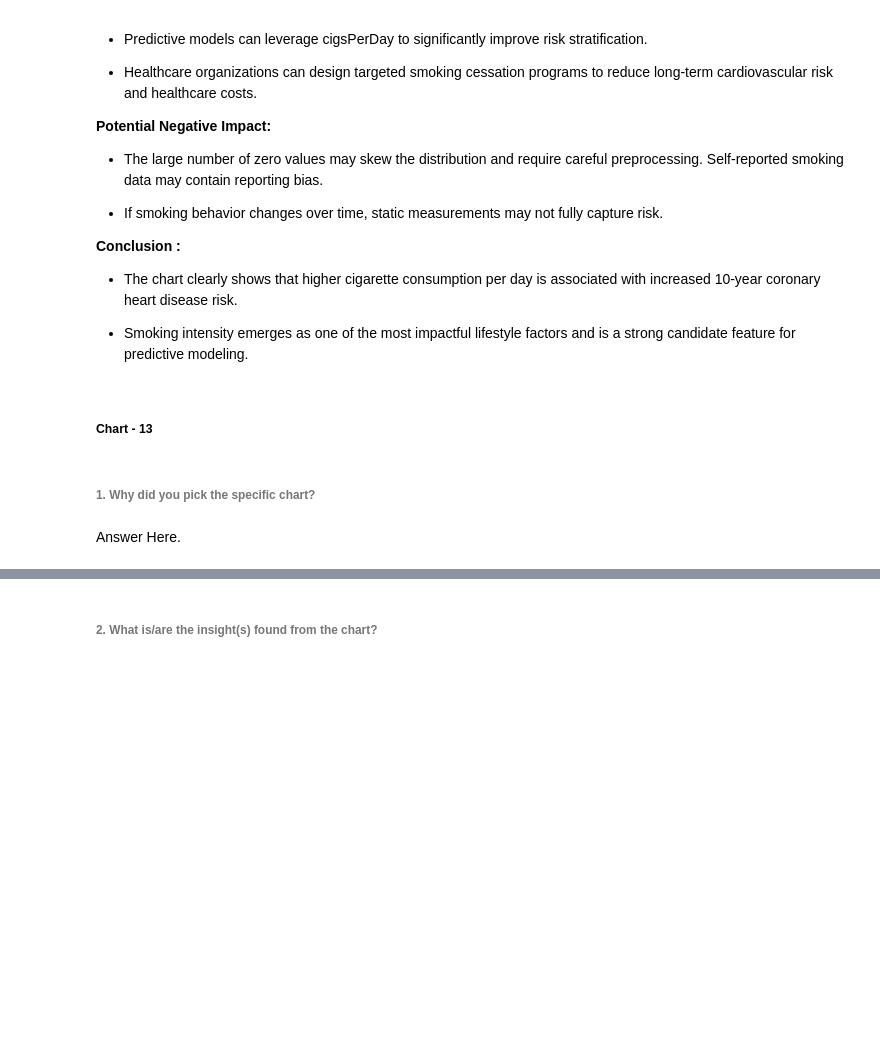
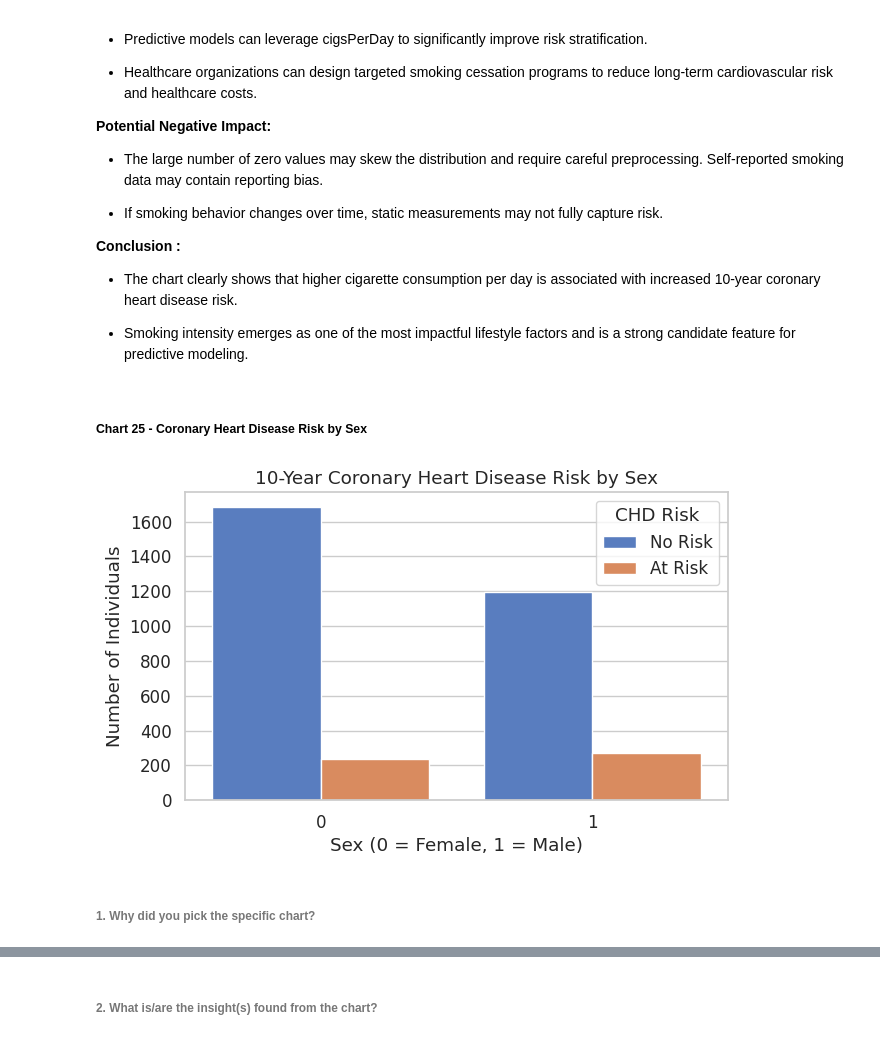
Before and after one commit to MonaliM5/cardio_risk_prediction, a Jupyter notebook: notebooks/Cardiovascular_Risk_Prediction.ipynb, the cells around one changed output, grey strips where cells are left out. Drawn from its saved outputs; the diff is of its cells as text; code cells hidden in the pictures; blank space fills up the shorter version.

Commit message:
viz (chart 25) : perform bivariate analysis of sex vs 10-year CHD risk 👩‍⚕️👨‍⚕️

```diff
--- a/notebooks/Cardiovascular_Risk_Prediction.ipynb
+++ b/notebooks/Cardiovascular_Risk_Prediction.ipynb
@@ -2448,5 +2448,3 @@ Self-reported smoking data may contain reporting bias.
 * The chart clearly shows that higher cigarette consumption per day is associated with increased 10-year coronary heart disease risk.
 
 * Smoking intensity emerges as one of the most impactful lifestyle factors and is a strong candidate feature for predictive modeling.
-# %% [markdown]
-##### Chart - 13
@@ -2455,4 +2451,43 @@ Self-reported smoking data may contain reporting bias.
+# %% [markdown]
+##### Chart 25 - Coronary Heart Disease Risk by Sex
+# %%
+#Chart - 25 visualization code
+
+# ============================================================
+# 📊 Bivariate Analysis – Chart 10
+# Visualizing the relationship between sex and 10-year CHD risk
+# ============================================================
+
+# creating a new figure to define the size of the plot
+plt.figure(figsize=(7, 4))
+
+# plotting a countplot to compare CHD risk across sex categories
+ax = sns.countplot(
+    x='sex',
+    hue='TenYearCHD',
+    data=df_wrangle
+)
+
+# setting the title to describe the relationship being visualized
+plt.title('10-Year Coronary Heart Disease Risk by Sex')
+
+# labeling the x-axis to represent sex categories
+plt.xlabel('Sex (0 = Female, 1 = Male)')
+
+# labeling the y-axis to represent number of individuals
+plt.ylabel('Number of Individuals')
+
+# updating legend labels to be more interpretable
+handles, labels = ax.get_legend_handles_labels()
+ax.legend(
+    handles,
+    ['No Risk', 'At Risk'],
+    title='CHD Risk'
+)
+
+# displaying the final plot
+plt.show()
+# %% [output]
+[figure, added]
 # %% [markdown]
 ###### 1. Why did you pick the specific chart?
-# %% [markdown]
-Answer Here.
```
Also changed, not shown: parts of 34 cells of this notebook.
